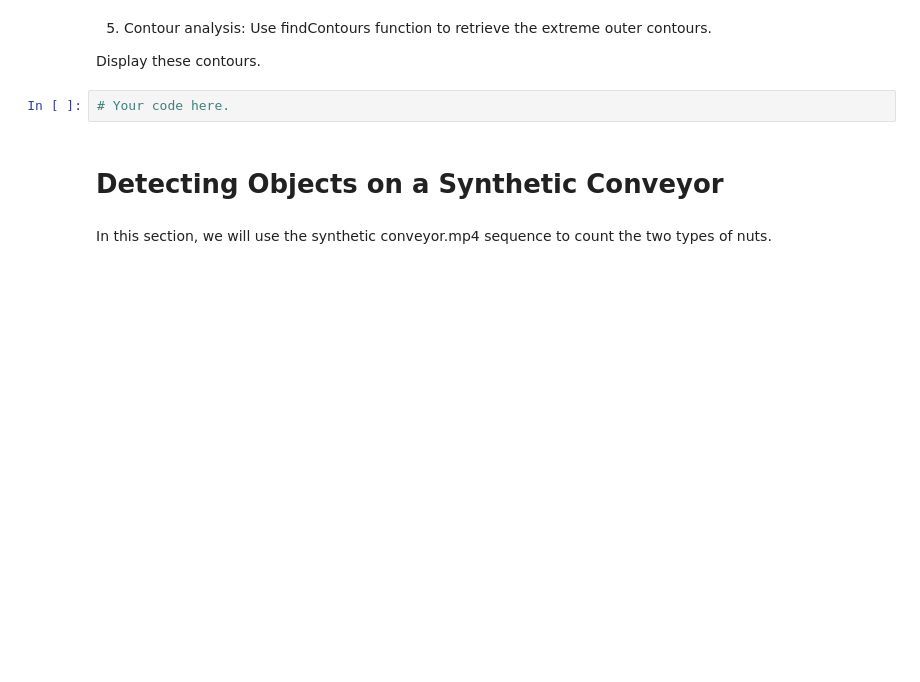
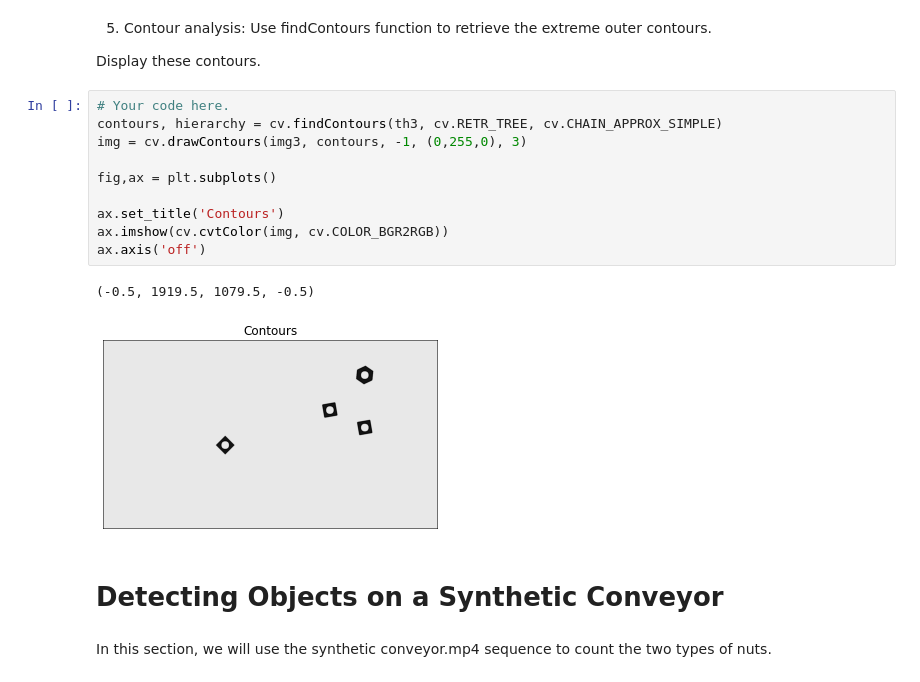
Before and after one commit to SenuriMR/EN2550---Fundamentals-of-Image-Processing-and-Machine-Vision, a Jupyter notebook: Assignment 3/Assignment_3.ipynb, the cells around one changed output. Saved outputs shown, nothing was run; the diff lists cells and outputs as text; blank space fills up the shorter version.

Commit message:
Assignment 3 - Connected component analysis and contour analysis

```diff
--- a/Assignment 3/Assignment_3.ipynb
+++ b/Assignment 3/Assignment_3.ipynb
@@ -81,8 +147,19 @@ For the hexnut template, you should get the object area in pixel as approximatel
 5. Contour analysis: Use findContours function to retrieve the extreme outer contours.
 
 Display these contours.
-# %%
-# Your code here.
+# %%
+# Your code here.
+contours, hierarchy = cv.findContours(th3, cv.RETR_TREE, cv.CHAIN_APPROX_SIMPLE)
+img = cv.drawContours(img3, contours, -1, (0,255,0), 3)
+
+fig,ax = plt.subplots()
+
+ax.set_title('Contours')
+ax.imshow(cv.cvtColor(img, cv.COLOR_BGR2RGB))
+ax.axis('off')
+# %% [output]
+(-0.5, 1919.5, 1079.5, -0.5)
+[figure, added]
 # %% [markdown]
 # Detecting Objects on a Synthetic Conveyor
 # %% [markdown]
```
Also changed, not shown: parts of 6 cells of this notebook.
